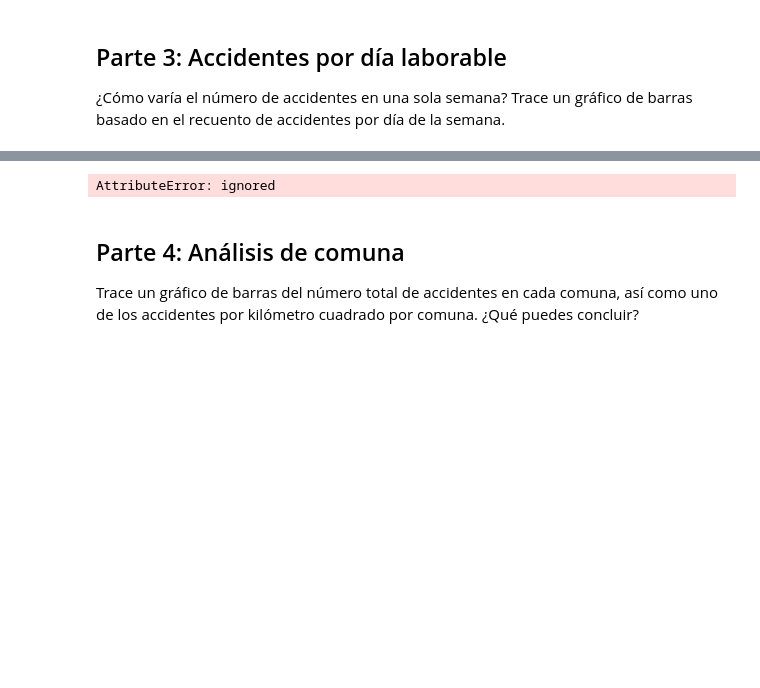
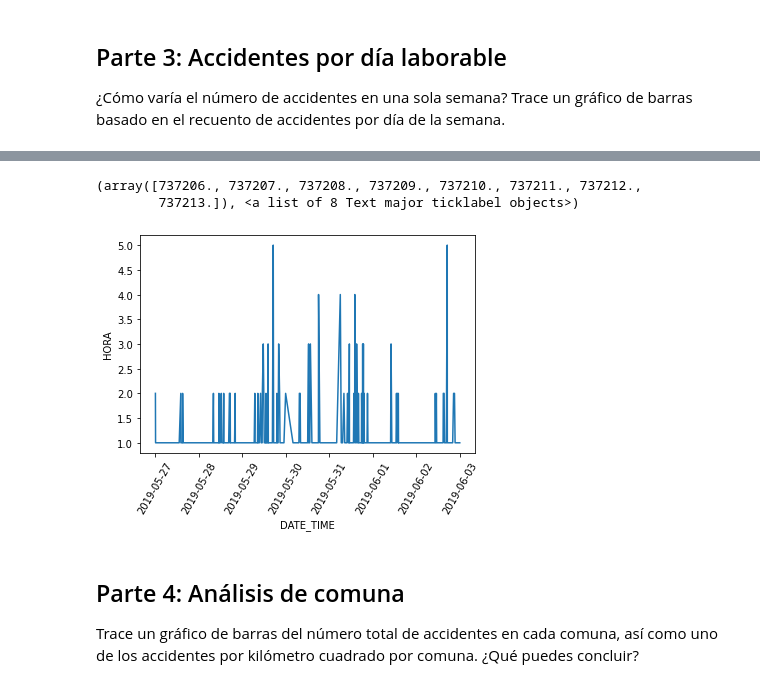
Before and after one commit to hnmelo/MujeresDigitales, a Jupyter notebook: Taller_Semana_4.ipynb, the cells around one changed output, grey strips where cells are left out. Drawn from its saved outputs; the diff is of its cells as text; code cells hidden in the pictures; blank space fills up the shorter version.

```diff
--- a/Taller_Semana_4.ipynb
+++ b/Taller_Semana_4.ipynb
@@ -120,7 +110,0 @@ sns.lineplot(x = group.index, y = 'ANO_DIA', data = group)
-# %%
-df['SEMANA'] = df['DATE_TIME'].dt.to_period('W')
-mask2 = df.loc[0,'SEMANA']
-group2 = mask2.ANO_DIA.
-group3 = group2.groupby('HORA').count
-# %% [output]
-AttributeError: ignored
@@ -127,3 +114,17 @@ AttributeError: ignored
+# %%
+g_week = df[df['SEMANA'] == '2019-05-27/2019-06-02'] #Guardamos en una variable exclusivamente una semana
+mask2 = g_week.groupby(df['DATE_TIME']).count()
+#Agrupamos por la columna DATE_TIME que es un tipo de variable Fecha y contamos
+# %%
+sns.lineplot(x = mask2.index, y='HORA', data = mask2 )
+plt.xticks(rotation = 60)
+#Me gustaria saber, profe, ¿cómo se puede graficar agrupando en mask2 por SEMANA, python no me deja en este ejercicio
+#Porque el tipo de variable es period, por ende grafiqué mediante DATE_TIME, que es de tipo datetime, pero me hace el conteo
+#Teniendo en cuenta la hora y eso hace que sea menos agrupados los datos o más específico.
+# %% [output]
+(array([737206., 737207., 737208., 737209., 737210., 737211., 737212.,
+        737213.]), <a list of 8 Text major ticklabel objects>)
+[figure, added]
 # %% [markdown]
 ## Parte 4: Análisis de comuna
 
```
Also changed, not shown: parts of 4 cells of this notebook.
